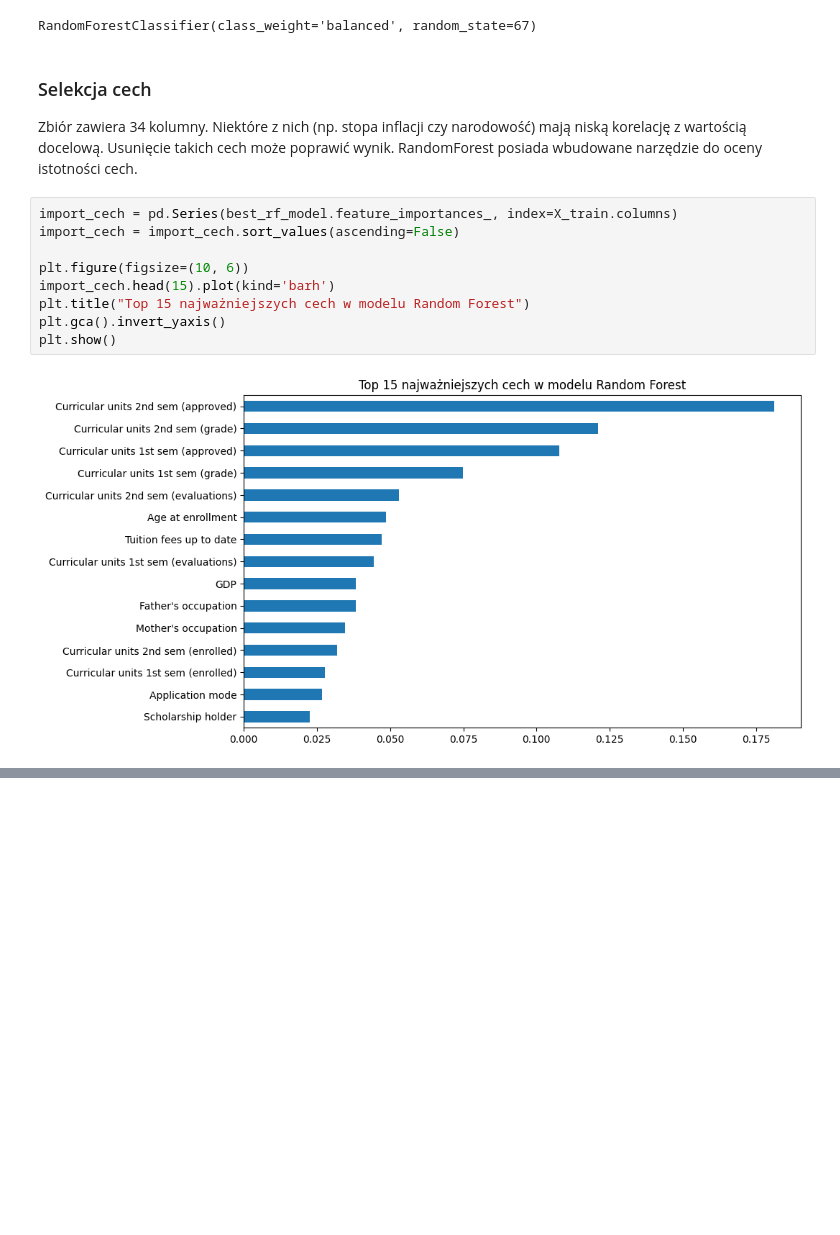
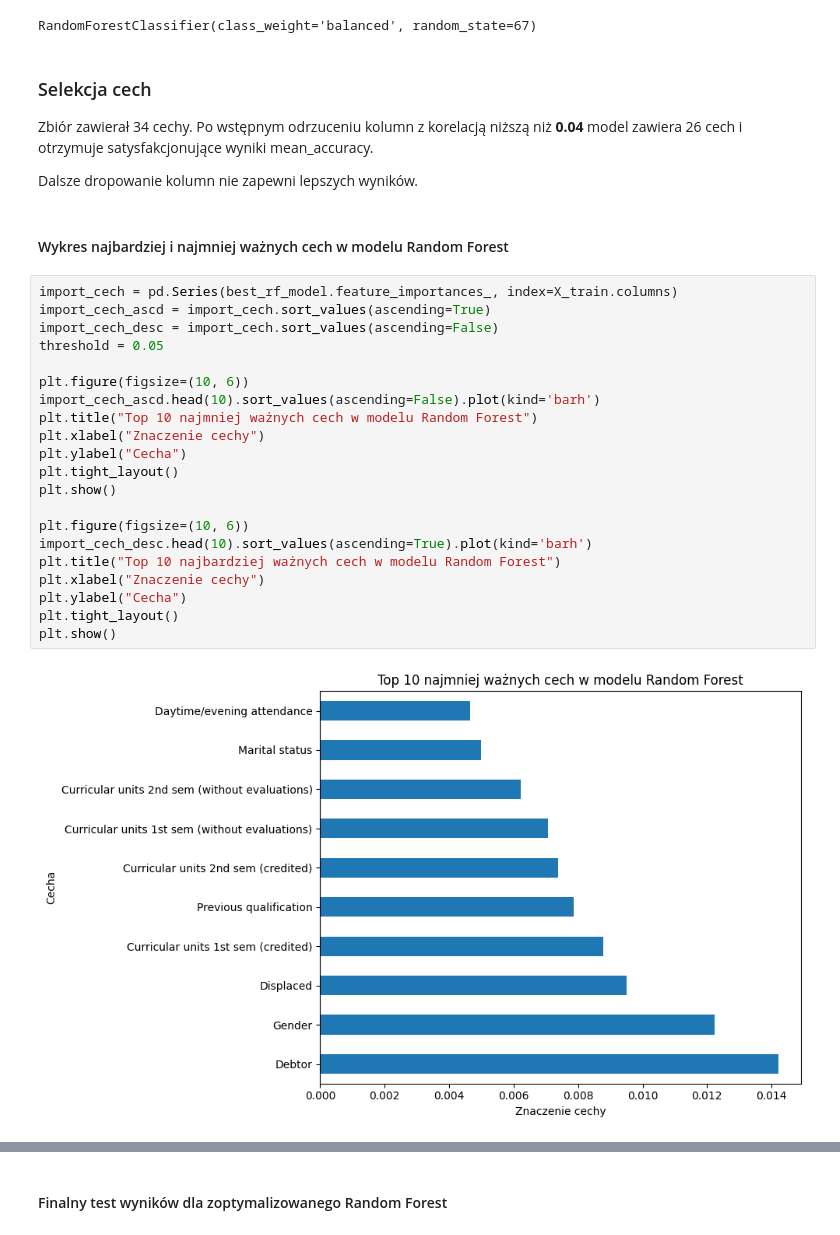
Before and after one commit to BladyWlodek/ProjektPMiNAI, a Jupyter notebook: model.ipynb, the cells around one changed output, grey strips where cells are left out. Drawn from its saved outputs; the diff is of its cells as text; blank space fills up the shorter version.

```diff
--- a/model.ipynb
+++ b/model.ipynb
@@ -547,15 +551,31 @@ RandomForestClassifier(class_weight='balanced', random_state=67)
 # %% [markdown]
 ### Selekcja cech
 
-Zbiór zawiera 34 kolumny. Niektóre z nich (np. stopa inflacji czy narodowość) mają niską korelację z wartością docelową. Usunięcie takich cech może poprawić wynik. RandomForest posiada wbudowane narzędzie do oceny istotności cech.
+Zbiór zawierał 34 cechy. Po wstępnym odrzuceniu kolumn z korelacją niższą niż **0.04** model zawiera 26 cech i otrzymuje satysfakcjonujące wyniki mean_accuracy.
+
+Dalsze dropowanie kolumn nie zapewni lepszych wyników.
+# %% [markdown]
+#### Wykres najbardziej i najmniej ważnych cech w modelu Random Forest
 # %%
 import_cech = pd.Series(best_rf_model.feature_importances_, index=X_train.columns)
-import_cech = import_cech.sort_values(ascending=False)
+import_cech_ascd = import_cech.sort_values(ascending=True)
+import_cech_desc = import_cech.sort_values(ascending=False)
+threshold = 0.05
 
 plt.figure(figsize=(10, 6))
-import_cech.head(15).plot(kind='barh')
-plt.title("Top 15 najważniejszych cech w modelu Random Forest")
-plt.gca().invert_yaxis()
+import_cech_ascd.head(10).sort_values(ascending=False).plot(kind='barh')
+plt.title("Top 10 najmniej ważnych cech w modelu Random Forest")
+plt.xlabel("Znaczenie cechy")
+plt.ylabel("Cecha")
+plt.tight_layout()
 plt.show()
+
+plt.figure(figsize=(10, 6))
+import_cech_desc.head(10).sort_values(ascending=True).plot(kind='barh')
+plt.title("Top 10 najbardziej ważnych cech w modelu Random Forest")
+plt.xlabel("Znaczenie cechy")
+plt.ylabel("Cecha")
+plt.tight_layout()
+plt.show()
 # %% [output]
-[figure, old version]
+[figure, new version]
@@ -562,3 +583,5 @@ plt.show()
+# %% [markdown]
+#### Finalny test wyników dla zoptymalizowanego Random Forest
 # %%
 final_model = rf_random.best_estimator_
 
```
Also changed, not shown: parts of 32 cells of this notebook, 1 other file.
